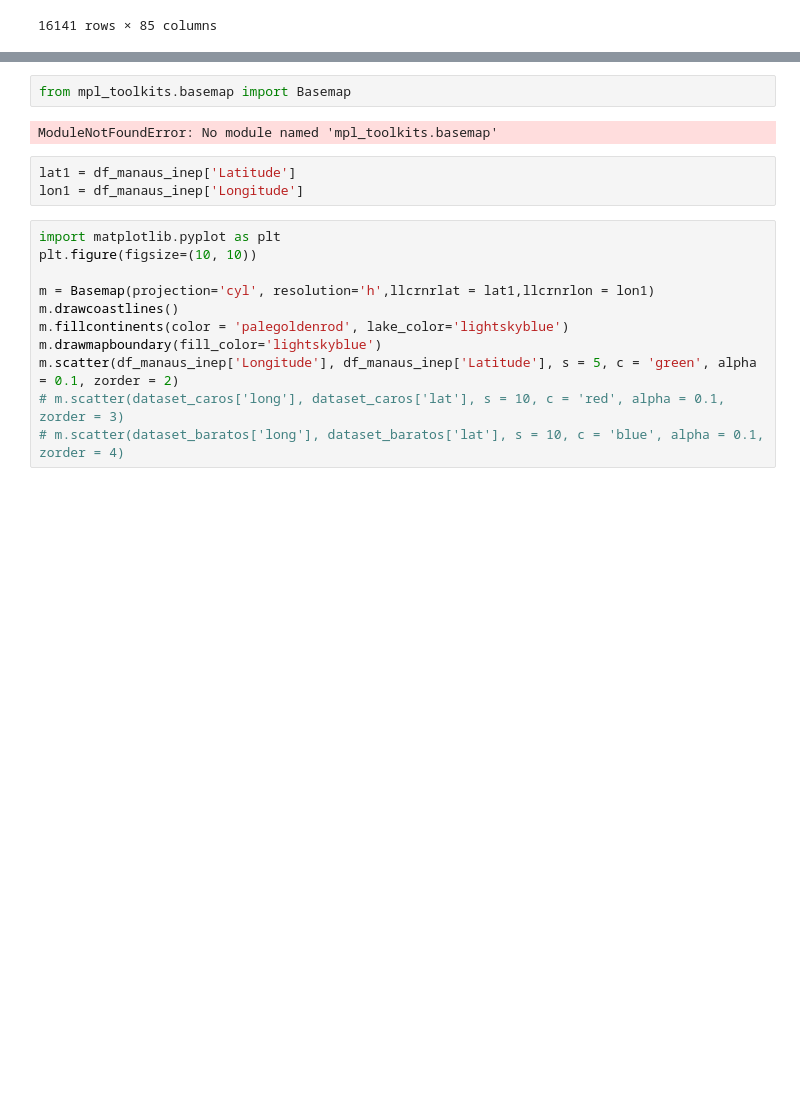
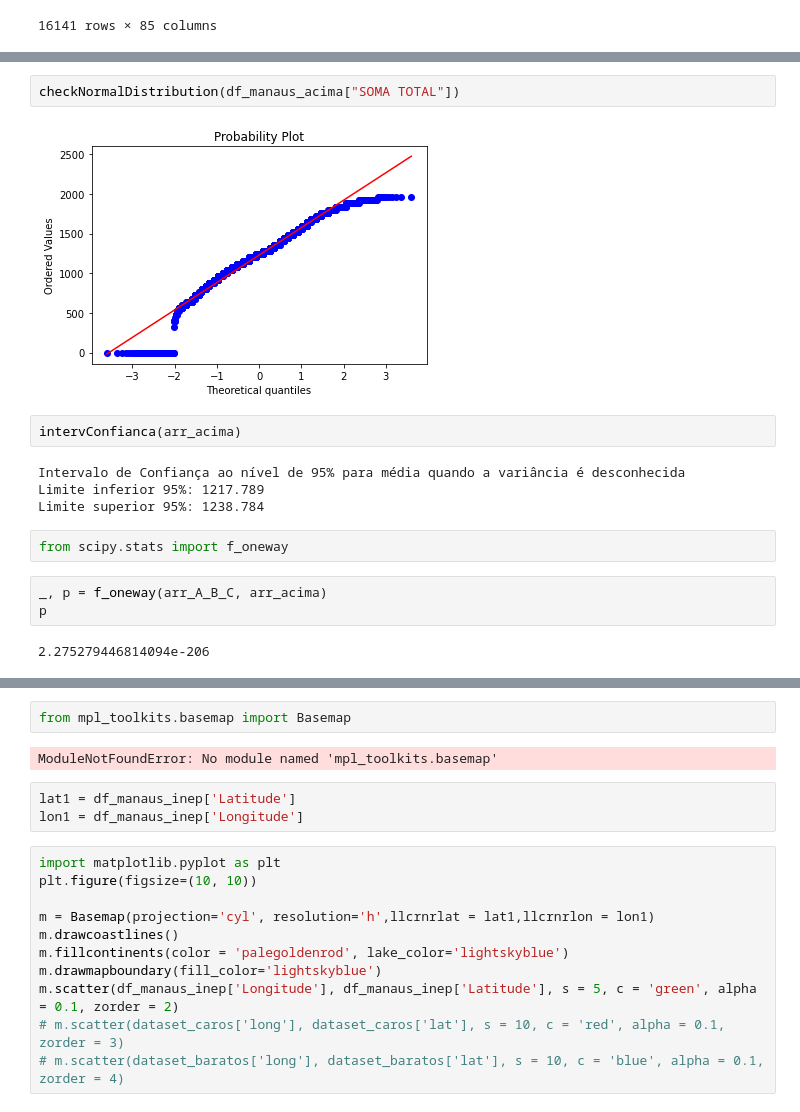
Before and after one commit to paulordie/aquis-preproc-explo-dados, a Jupyter notebook: projeto-enem-pcorrea.ipynb, the cells around one changed output, grey strips where cells are left out. Cells and saved outputs as stored; diff of their text form; blank space fills up the shorter version.

```diff
--- a/projeto-enem-pcorrea.ipynb
+++ b/projeto-enem-pcorrea.ipynb
@@ -285,0 +282,17 @@ df_provas_manaus
+# %%
+checkNormalDistribution(df_manaus_acima["SOMA TOTAL"])
+# %% [output]
+[figure, added]
+# %%
+intervConfianca(arr_acima)
+# %% [output]
+Intervalo de Confiança ao nível de 95% para média quando a variância é desconhecida
+Limite inferior 95%: 1217.789
+Limite superior 95%: 1238.784
+# %%
+from scipy.stats import f_oneway
+# %%
+_, p = f_oneway(arr_A_B_C, arr_acima)
+p
+# %% [output]
+2.275279446814094e-206
```
Also changed, not shown: parts of 21 cells of this notebook.
